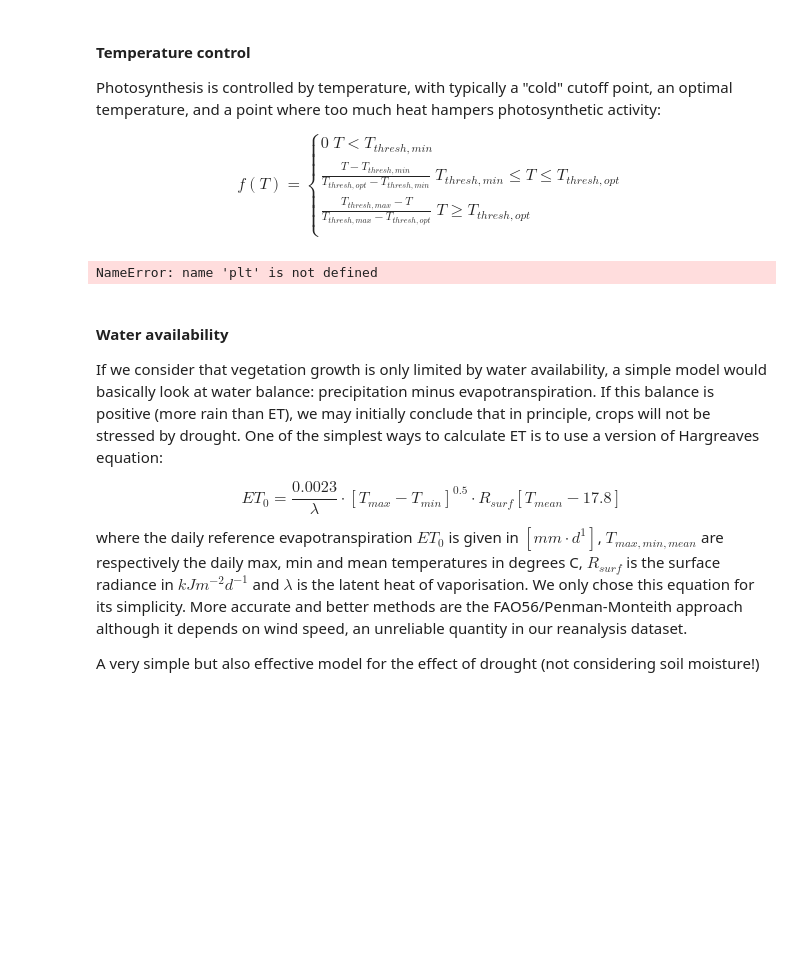
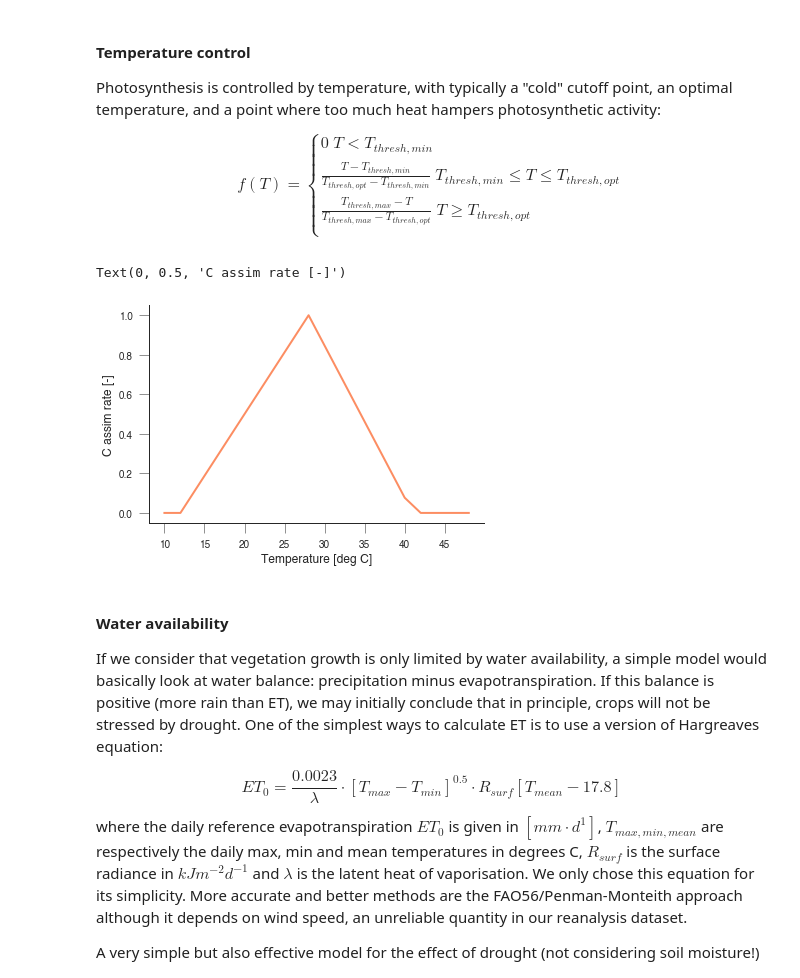
Before and after one commit to jgomezdans/accra_wkshp, a Jupyter notebook: 03-Production_Efficiency_Modelling.ipynb, the cells around one changed output. Drawn from its saved outputs; the diff is of its cells as text; code cells hidden in the pictures; blank space fills up the shorter version.

```diff
--- a/03-Production_Efficiency_Modelling.ipynb
+++ b/03-Production_Efficiency_Modelling.ipynb
@@ -47,19 +51,23 @@ f(T)=\begin{cases}
 $$
 # %%
 def temp_constraint(temp, t_min=12, t_max=41, t_opt=28):
-    if temp < t_min:
-        return 0.
-    elif t_min <= temp <= t_opt:
-        return (temp-t_min)/(t_opt - t_min)
-    elif temp >= t_opt:
-        return max((t_max - temp)/(t_max-t_opt), 0)
+    f_temp = np.zeros_like(temp)
+    f_temp[temp < t_min] = 0.
+    f_temp = np.where(np.logical_and(t_min <= temp, temp <= t_opt),
+             (temp - t_min)/(t_opt - t_min),
+             f_temp)
+    f_temp = np.where(temp >= t_opt,
+             (t_max - temp)/(t_max-t_opt),
+             f_temp)
+    f_temp[f_temp<0] = 0.
+    return f_temp
 temp_axs = np.arange(10, 50, 2)
-tt = [temp_constraint(t) for t in temp_axs]
-plt.plot(temp_axs, tt)
+plt.plot(temp_axs, temp_constraint(temp_axs))
 plt.xlabel("Temperature [deg C]")
 plt.ylabel("C assim rate [-]")
 # %% [output]
-NameError: name 'plt' is not defined
+Text(0, 0.5, 'C assim rate [-]')
+[figure, added]
 # %% [markdown]
 #### Water availability
 If we consider that vegetation growth is only limited by water availability, a simple model would basically look at water balance: precipitation minus evapotranspiration. If this balance is positive (more rain than ET), we may initially conclude that in principle, crops will not be stressed by drought. One of the simplest ways to calculate ET is to use a version of Hargreaves equation:
```
Also changed, not shown: parts of 4 cells of this notebook.
